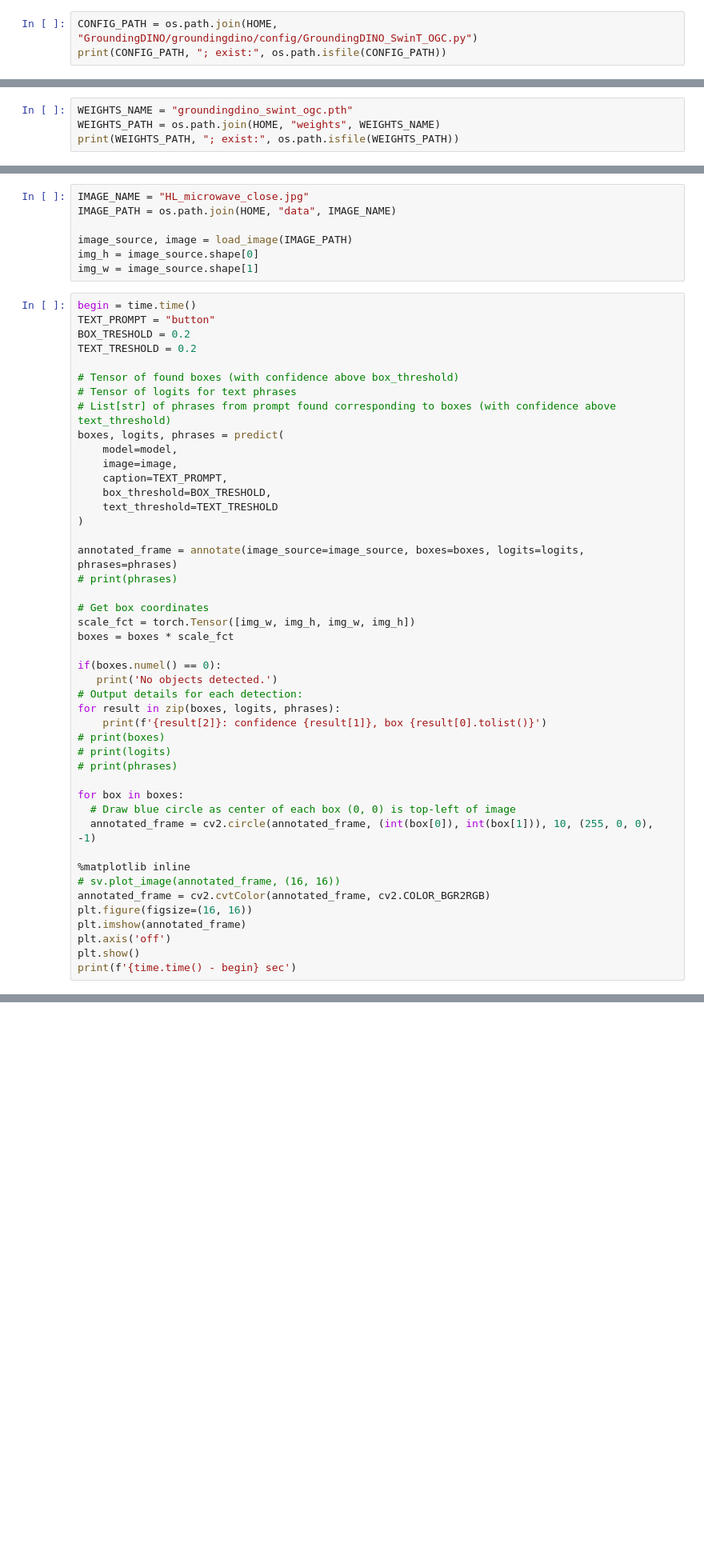
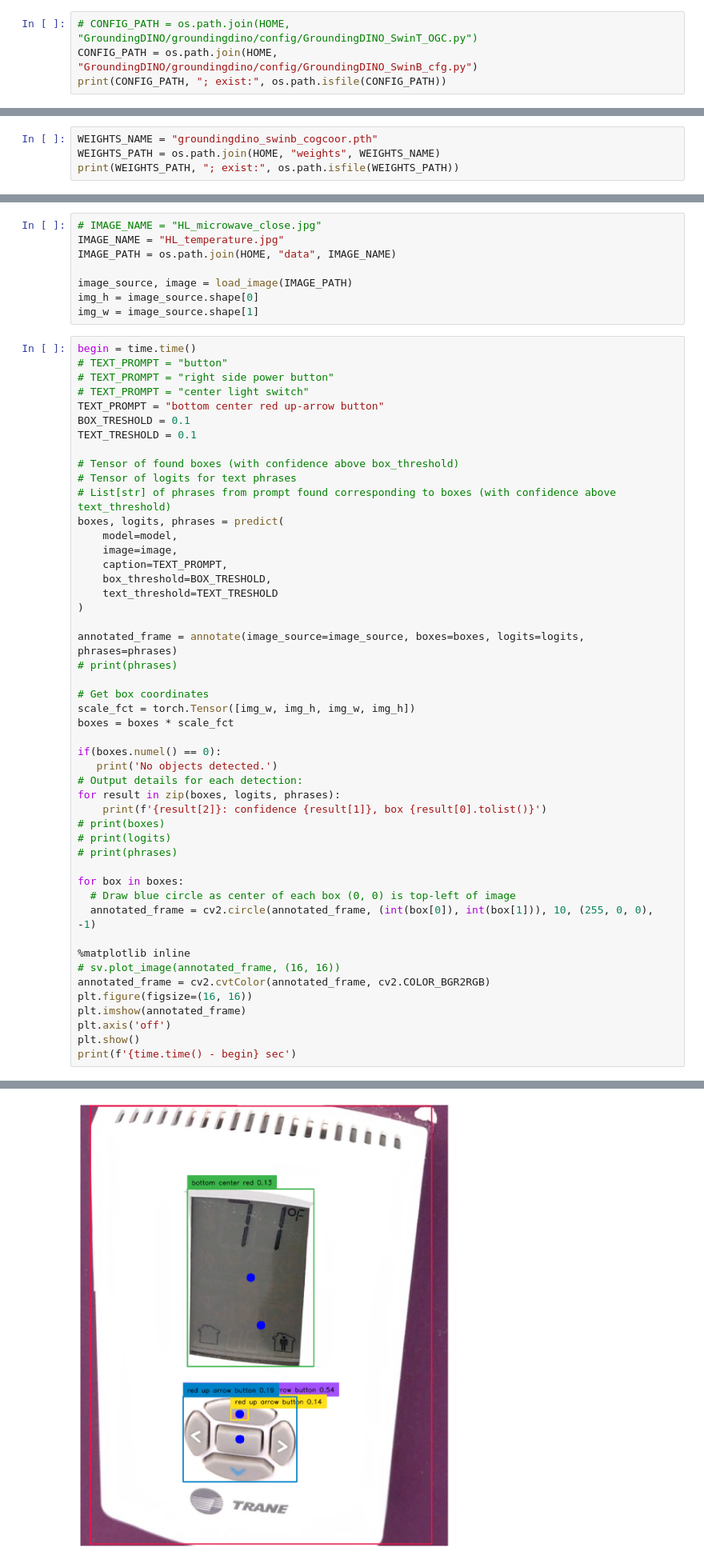
Before and after one commit to DstoverVT/General-Purpose-AR-Task-Guidance, a Jupyter notebook: object_detection_scripts/GroundingDINO_HL_research.ipynb, the cells around one changed output, grey strips where cells are left out. Shown: that part at 80% size. Cells and saved outputs as stored; diff of their text form; blank space fills up the shorter version.

```diff
--- a/object_detection_scripts/GroundingDINO_HL_research.ipynb
+++ b/object_detection_scripts/GroundingDINO_HL_research.ipynb
@@ -18,3 +42,4 @@ print(HOME)
 # %%
-CONFIG_PATH = os.path.join(HOME, "GroundingDINO/groundingdino/config/GroundingDINO_SwinT_OGC.py")
+# CONFIG_PATH = os.path.join(HOME, "GroundingDINO/groundingdino/config/GroundingDINO_SwinT_OGC.py")
+CONFIG_PATH = os.path.join(HOME, "GroundingDINO/groundingdino/config/GroundingDINO_SwinB_cfg.py")
 print(CONFIG_PATH, "; exist:", os.path.isfile(CONFIG_PATH))
@@ -34,4 +66,4 @@ urllib.request.urlretrieve('https://github.com/IDEA-Research/GroundingDINO/relea
 # %%
-WEIGHTS_NAME = "groundingdino_swint_ogc.pth"
+WEIGHTS_NAME = "groundingdino_swinb_cogcoor.pth"
 WEIGHTS_PATH = os.path.join(HOME, "weights", WEIGHTS_NAME)
 print(WEIGHTS_PATH, "; exist:", os.path.isfile(WEIGHTS_PATH))
@@ -51,7 +87,8 @@ import torch
 import cv2
 import time
 # %%
-IMAGE_NAME = "HL_microwave_close.jpg"
+# IMAGE_NAME = "HL_microwave_close.jpg"
+IMAGE_NAME = "HL_temperature.jpg"
 IMAGE_PATH = os.path.join(HOME, "data", IMAGE_NAME)
 
 image_source, image = load_image(IMAGE_PATH)
@@ -59,9 +96,12 @@ img_h = image_source.shape[0]
 img_w = image_source.shape[1]
 # %%
 begin = time.time()
-TEXT_PROMPT = "button"
-BOX_TRESHOLD = 0.2
-TEXT_TRESHOLD = 0.2
+# TEXT_PROMPT = "button"
+# TEXT_PROMPT = "right side power button"
+# TEXT_PROMPT = "center light switch"
+TEXT_PROMPT = "bottom center red up-arrow button"
+BOX_TRESHOLD = 0.1
+TEXT_TRESHOLD = 0.1
 
 # Tensor of found boxes (with confidence above box_threshold)
 # Tensor of logits for text phrases
@@ -102,3 +142,4 @@ plt.imshow(annotated_frame)
 plt.axis('off')
 plt.show()
 print(f'{time.time() - begin} sec')
+# %% [output]
@@ -104,0 +151 @@ print(f'{time.time() - begin} sec')
+[figure, added]
```
Also changed, not shown: parts of 9 cells of this notebook, 14 other files.
